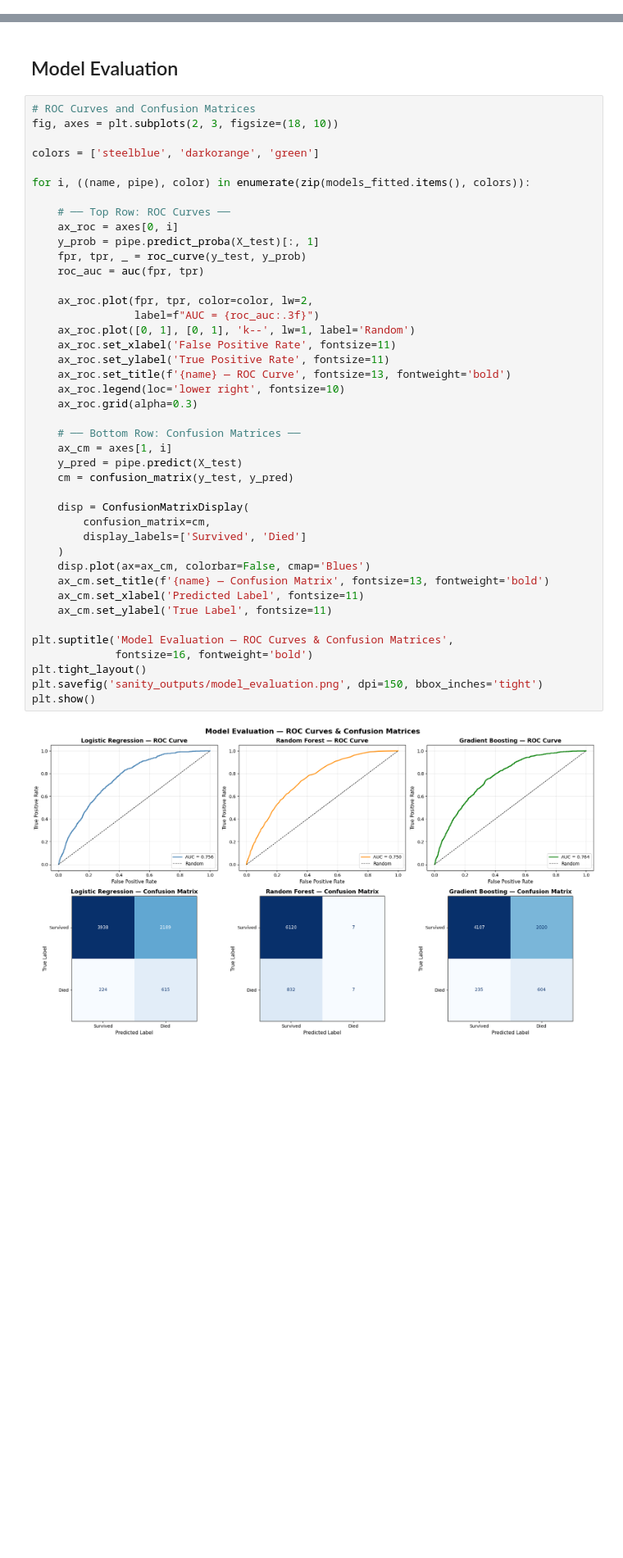
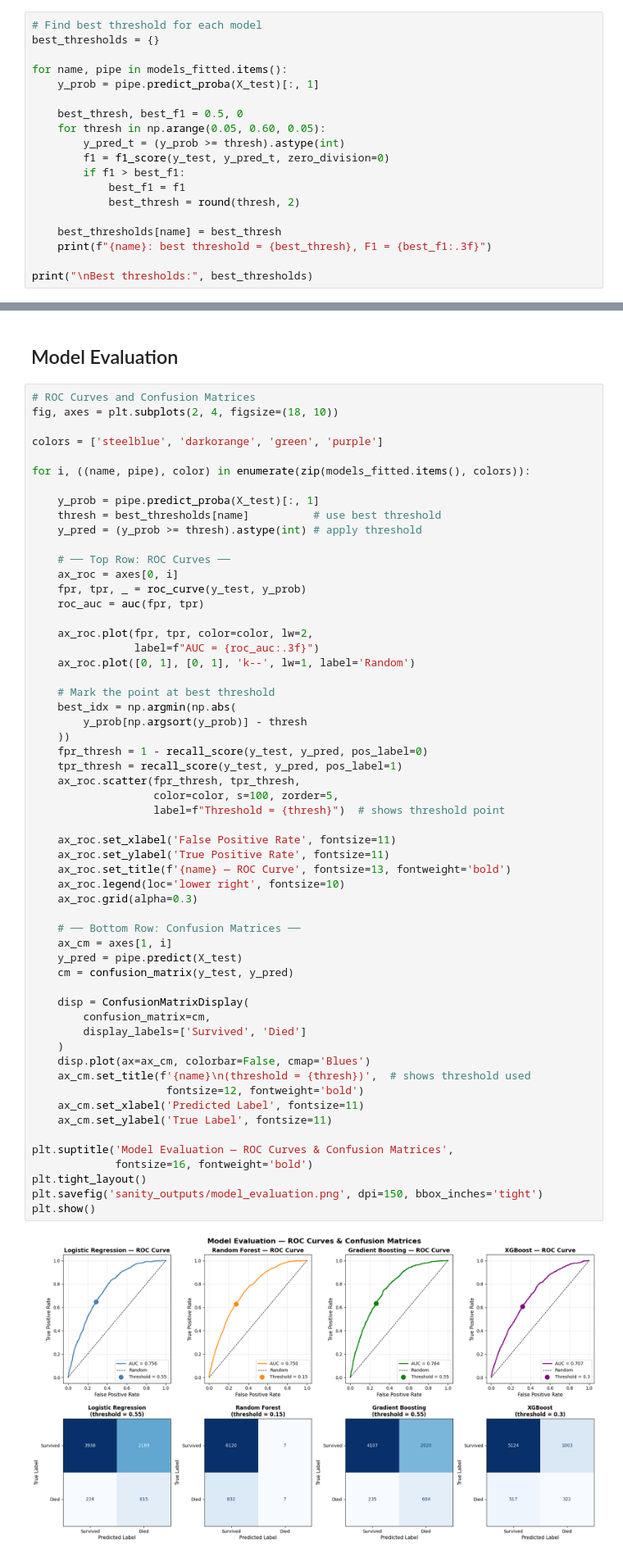
Before and after one commit to UCSF-DataSci/final-project-jack-neary, a Jupyter notebook: modeling.ipynb, the cells around one changed output, grey strips where cells are left out. Shown at 82% size. Drawn from its saved outputs; the diff is of its cells as text; blank space fills up the shorter version.

Commit message:
- Added xgboost - Used best threshold for each model

```diff
--- a/modeling.ipynb
+++ b/modeling.ipynb
@@ -177,0 +209,19 @@ Gradient Boosting:
+# %%
+# Find best threshold for each model
+best_thresholds = {}
+
+for name, pipe in models_fitted.items():
+    y_prob = pipe.predict_proba(X_test)[:, 1]
+
+    best_thresh, best_f1 = 0.5, 0
+    for thresh in np.arange(0.05, 0.60, 0.05):
+        y_pred_t = (y_prob >= thresh).astype(int)
+        f1 = f1_score(y_test, y_pred_t, zero_division=0)
+        if f1 > best_f1:
+            best_f1 = f1
+            best_thresh = round(thresh, 2)
+
+    best_thresholds[name] = best_thresh
+    print(f"{name}: best threshold = {best_thresh}, F1 = {best_f1:.3f}")
+
+print("\nBest thresholds:", best_thresholds)
@@ -179,48 +236,63 @@ Gradient Boosting:
 ## Model Evaluation
 # %%
 # ROC Curves and Confusion Matrices
-fig, axes = plt.subplots(2, 3, figsize=(18, 10))
+fig, axes = plt.subplots(2, 4, figsize=(18, 10))
 
-colors = ['steelblue', 'darkorange', 'green']
+colors = ['steelblue', 'darkorange', 'green', 'purple']
 
 for i, ((name, pipe), color) in enumerate(zip(models_fitted.items(), colors)):
 
+    y_prob = pipe.predict_proba(X_test)[:, 1]
+    thresh = best_thresholds[name]          # use best threshold
+    y_pred = (y_prob >= thresh).astype(int) # apply threshold
+
     # ── Top Row: ROC Curves ──
     ax_roc = axes[0, i]
-    y_prob = pipe.predict_proba(X_test)[:, 1]
     fpr, tpr, _ = roc_curve(y_test, y_prob)
     roc_auc = auc(fpr, tpr)
 
     ax_roc.plot(fpr, tpr, color=color, lw=2,
                 label=f"AUC = {roc_auc:.3f}")
     ax_roc.plot([0, 1], [0, 1], 'k--', lw=1, label='Random')
+
+    # Mark the point at best threshold
+    best_idx = np.argmin(np.abs(
+        y_prob[np.argsort(y_prob)] - thresh
+    ))
+    fpr_thresh = 1 - recall_score(y_test, y_pred, pos_label=0)
+    tpr_thresh = recall_score(y_test, y_pred, pos_label=1)
+    ax_roc.scatter(fpr_thresh, tpr_thresh,
+                   color=color, s=100, zorder=5,
+                   label=f"Threshold = {thresh}")  # shows threshold point
+
     ax_roc.set_xlabel('False Positive Rate', fontsize=11)
     ax_roc.set_ylabel('True Positive Rate', fontsize=11)
     ax_roc.set_title(f'{name} — ROC Curve', fontsize=13, fontweight='bold')
     ax_roc.legend(loc='lower right', fontsize=10)
     ax_roc.grid(alpha=0.3)
 
     # ── Bottom Row: Confusion Matrices ──
     ax_cm = axes[1, i]
     y_pred = pipe.predict(X_test)
     cm = confusion_matrix(y_test, y_pred)
 
     disp = ConfusionMatrixDisplay(
         confusion_matrix=cm,
         display_labels=['Survived', 'Died']
     )
     disp.plot(ax=ax_cm, colorbar=False, cmap='Blues')
-    ax_cm.set_title(f'{name} — Confusion Matrix', fontsize=13, fontweight='bold')
+    ax_cm.set_title(f'{name}\n(threshold = {thresh})',  # shows threshold used
+                     fontsize=12, fontweight='bold')
     ax_cm.set_xlabel('Predicted Label', fontsize=11)
     ax_cm.set_ylabel('True Label', fontsize=11)
 
 plt.suptitle('Model Evaluation — ROC Curves & Confusion Matrices',
              fontsize=16, fontweight='bold')
 plt.tight_layout()
 plt.savefig('sanity_outputs/model_evaluation.png', dpi=150, bbox_inches='tight')
 plt.show()
 # %% [output]
-[figure, old version]
+[figure, new version]
 # %% [markdown]
 ## Feature Importance
 # %%
```
Also changed, not shown: parts of 5 cells of this notebook, 1 other file.
